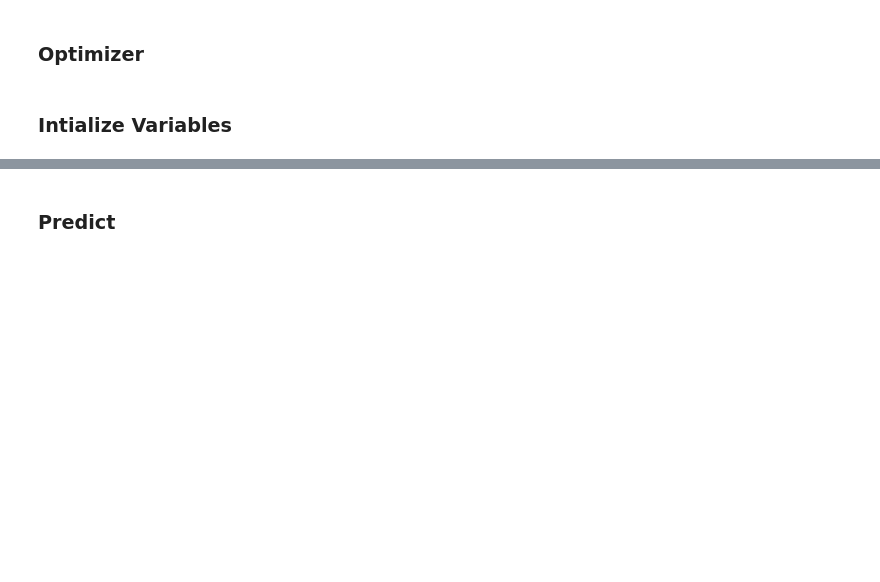
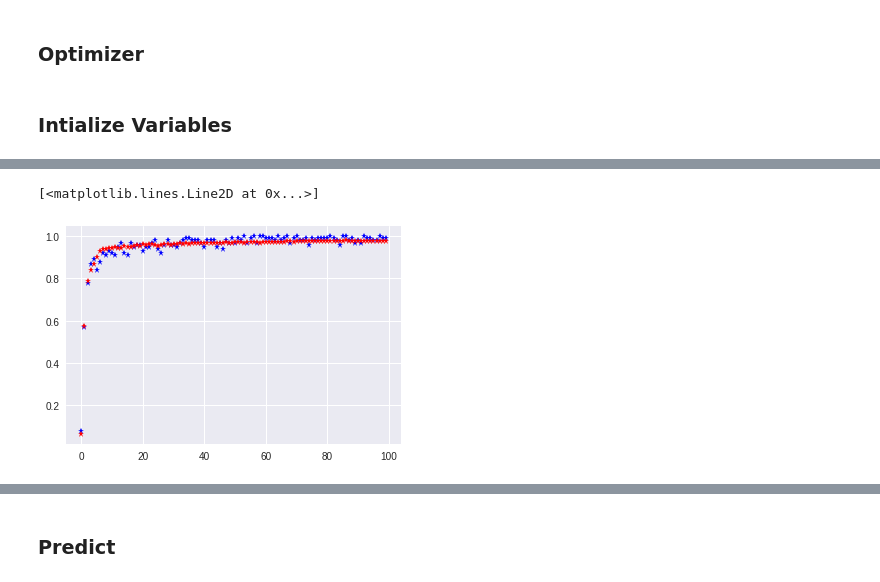
Before and after one commit to zht007/tensorflow-practice, a Jupyter notebook: 4_Clasification_DigitRecognizer/1 DL CNN for DigitRecognizer -Keras.ipynb, the cells around one changed output, grey strips where cells are left out. Cells and saved outputs as stored; diff of their text form; code cells hidden in the pictures; blank space fills up the shorter version.

Commit message:
updated tensorflow session

```diff
--- a/4_Clasification_DigitRecognizer/1 DL CNN for DigitRecognizer -Keras.ipynb
+++ b/4_Clasification_DigitRecognizer/1 DL CNN for DigitRecognizer -Keras.ipynb
@@ -298,7 +278,8 @@ y_pred = normal_full_layer(full_one_dropout,10)
 # %% [markdown]
 ### Loss Function
 # %%
-cross_entropy = tf.reduce_mean(tf.nn.softmax_cross_entropy_with_logits_v2(labels=y_true,logits=y_pred))
+#cross_entropy = tf.reduce_mean(tf.nn.softmax_cross_entropy_with_logits_v2(labels=y_true,logits=y_pred))
+cross_entropy = tf.losses.softmax_cross_entropy(onehot_labels = y_true, logits = y_pred)
 # %% [markdown]
 ### Optimizer
 # %%
@@ -310,0 +300,32 @@ init = tf.global_variables_initializer()
+# %%
+history = {'acc_train':list(),'acc_val':list(),
+           'loss_train':list(),'loss_val':list()}
+with tf.Session() as sess:
+    sess.run(tf.global_variables_initializer())
+
+    for i in range(10000):
+        batch = ch.next_batch(100)
+        sess.run(train, feed_dict={x: batch[0], y_true: batch[1], hold_rate: 0.5})
+
+        # PRINT OUT A MESSAGE EVERY 100 STEPS
+        if i%100 == 0:
+
+            # Test the Train Model
+            matches = tf.equal(tf.argmax(y_pred,1),tf.argmax(y_true,1))
+
+            feed_dict_train = {x: batch[0], y_true: batch[1], hold_rate:0}
+            feed_dict_val = {x:ch.test_images, y_true:ch.test_labels, hold_rate:0}
+
+            acc = tf.reduce_mean(tf.cast(matches,tf.float32))
+            history['acc_train'].append(sess.run(acc, feed_dict = feed_dict_train))
+            history['acc_val'].append(sess.run(acc, feed_dict = feed_dict_val))
+
+            history['loss_train'].append(sess.run(cross_entropy, feed_dict = feed_dict_train))
+            history['loss_val'].append(sess.run(cross_entropy, feed_dict = feed_dict_val))
+
+            print("Iteration {}:\tloss_train={:.6f}:\tloss_val={:.6f}:\tacc_train={:.6f}:\tacc_val={:.6f}"
+                  .format(i,history['loss_train'][-1],history['loss_val'][-1],history['acc_train'][-1],history['acc_val'][-1]))
+
+            print('\n')
+
+    saver.save(sess,'models_saving/my_model.ckpt')
@@ -310,0 +350,6 @@ init = tf.global_variables_initializer()
+# %%
+plt.plot(history['acc_train'],'b*')
+plt.plot(history['acc_val'],'r*')
+# %% [output]
+[<matplotlib.lines.Line2D at 0x...>]
+[figure, added]
```
Also changed, not shown: parts of 23 cells of this notebook, 2 other files.
